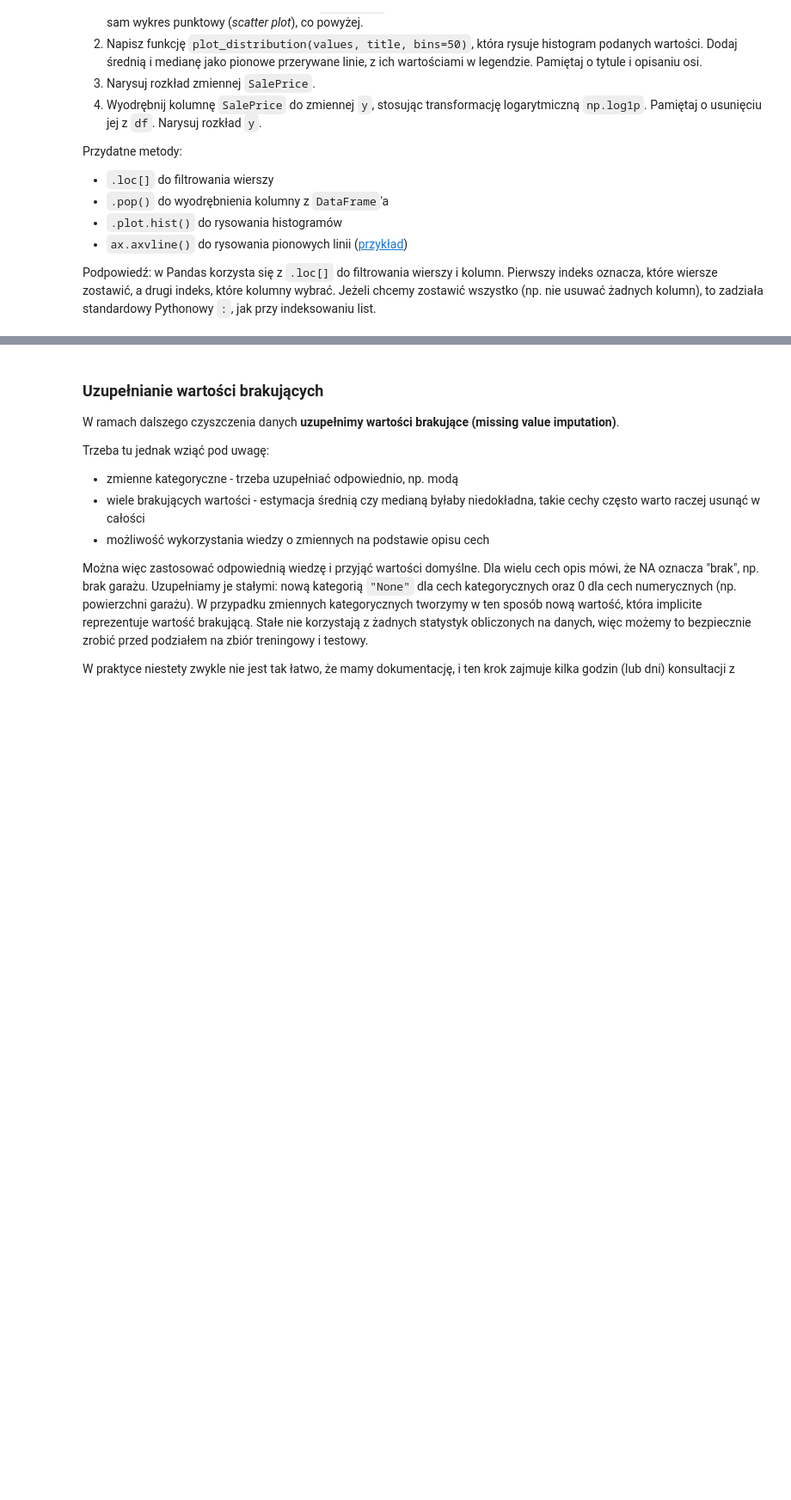
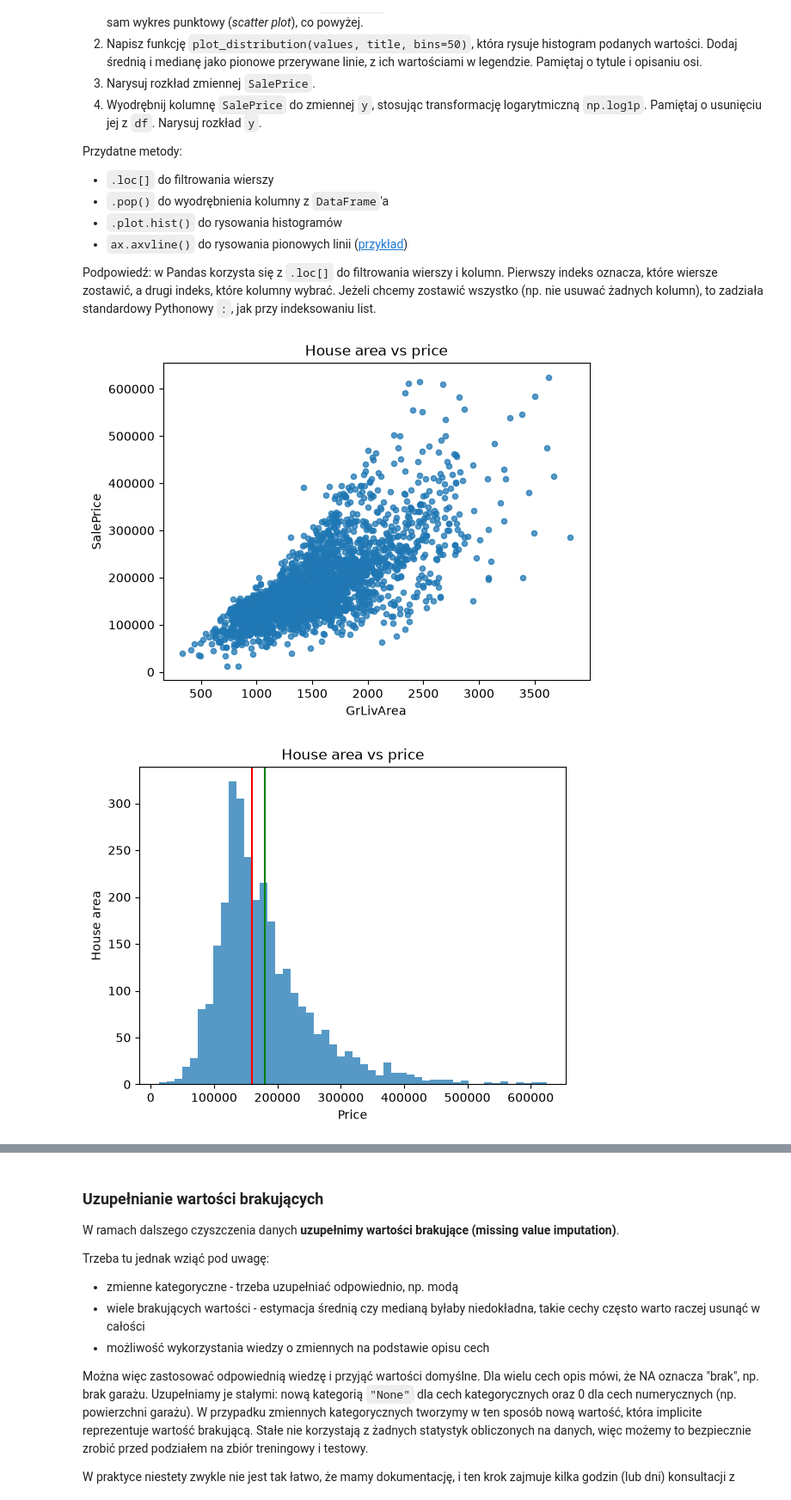
Before and after one commit to WerminskiGabriel/AGH-Fundamentals_of_AI, a Jupyter notebook: lab1/lab_1.ipynb, the cells around one changed output, grey strips where cells are left out. Shown at 86% size. Saved outputs shown, nothing was run; the diff lists cells and outputs as text; code cells hidden in the pictures; blank space fills up the shorter version.

```diff
--- a/lab1/lab_1.ipynb
+++ b/lab1/lab_1.ipynb
@@ -201,0 +254,31 @@ def plot_distribution(values: pd.Series, title: str, bins: int = 50) -> None:
+# %%
+df = df.loc[lambda x: x["GrLivArea"] <= 4000]
+
+ax = df.plot.scatter(
+    x="GrLivArea", y="SalePrice", alpha=0.75, title="House area vs price"
+)
+plt.show()
+
+
+def plot_distribution(values: pd.Series, title: str, bins: int = 50) -> None:
+    ax = values.plot.hist(bins=bins, alpha=0.75, title=title)
+
+    ax.set_xlabel(xlabel="Price")
+    ax.set_ylabel(ylabel="House area")
+    median = values.median()
+    mean = values.mean()
+
+    ax.axvline(x=median, color='red', label=f'median{median:.2f}')
+    ax.axvline(x=mean, color='green', label=f'mean{mean:.2f}')
+    plt.show()
+
+
+plot_distribution(df["SalePrice"], title="House area vs price")
+
+y = np.log1p(df["SalePrice"])
+df = df.drop(columns=["SalePrice"])
+
+plot_distribution(y, title="House area vs price log1p")
+# %% [output]
+[figure, added]
+[figure, added]
```
Also changed, not shown: parts of 53 cells of this notebook.
